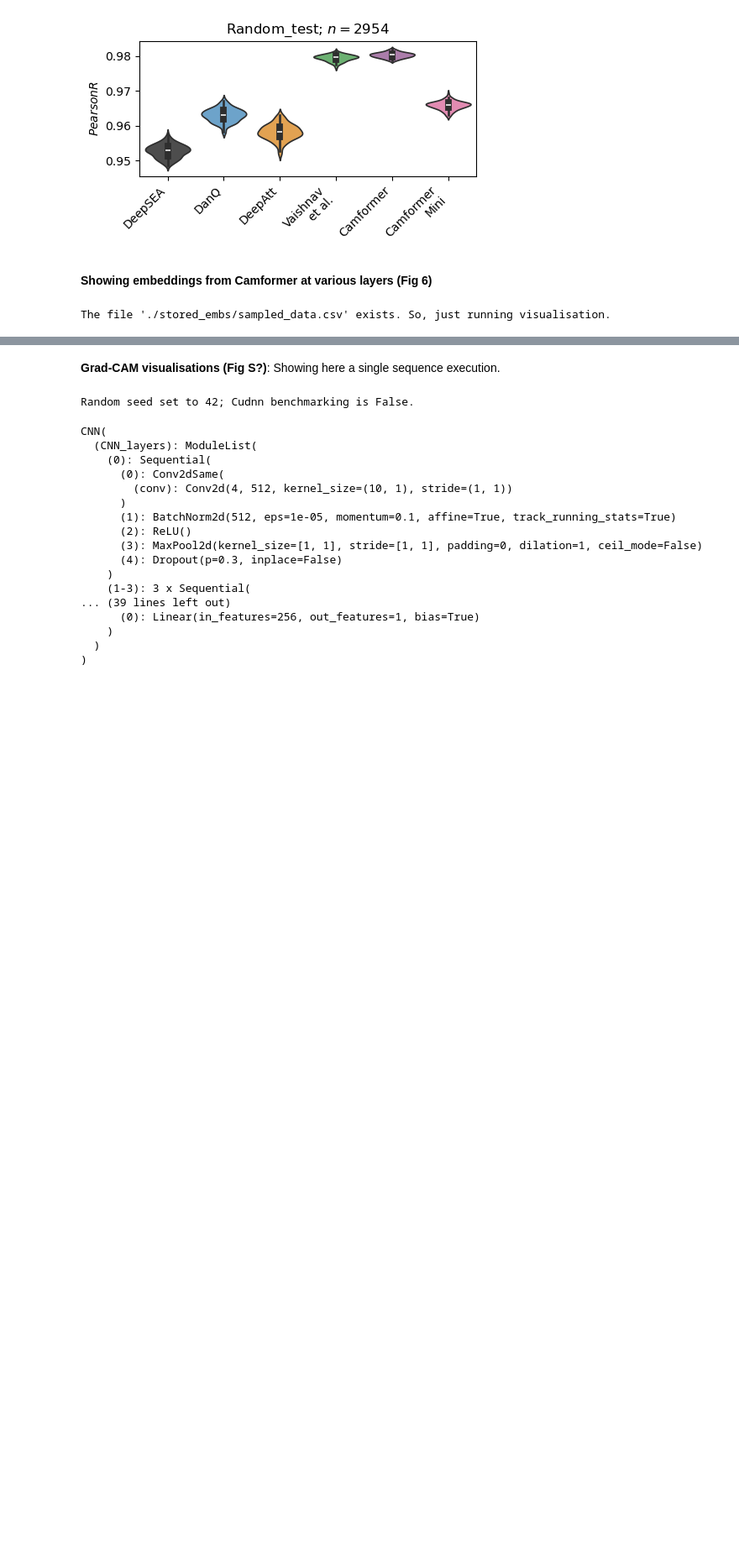
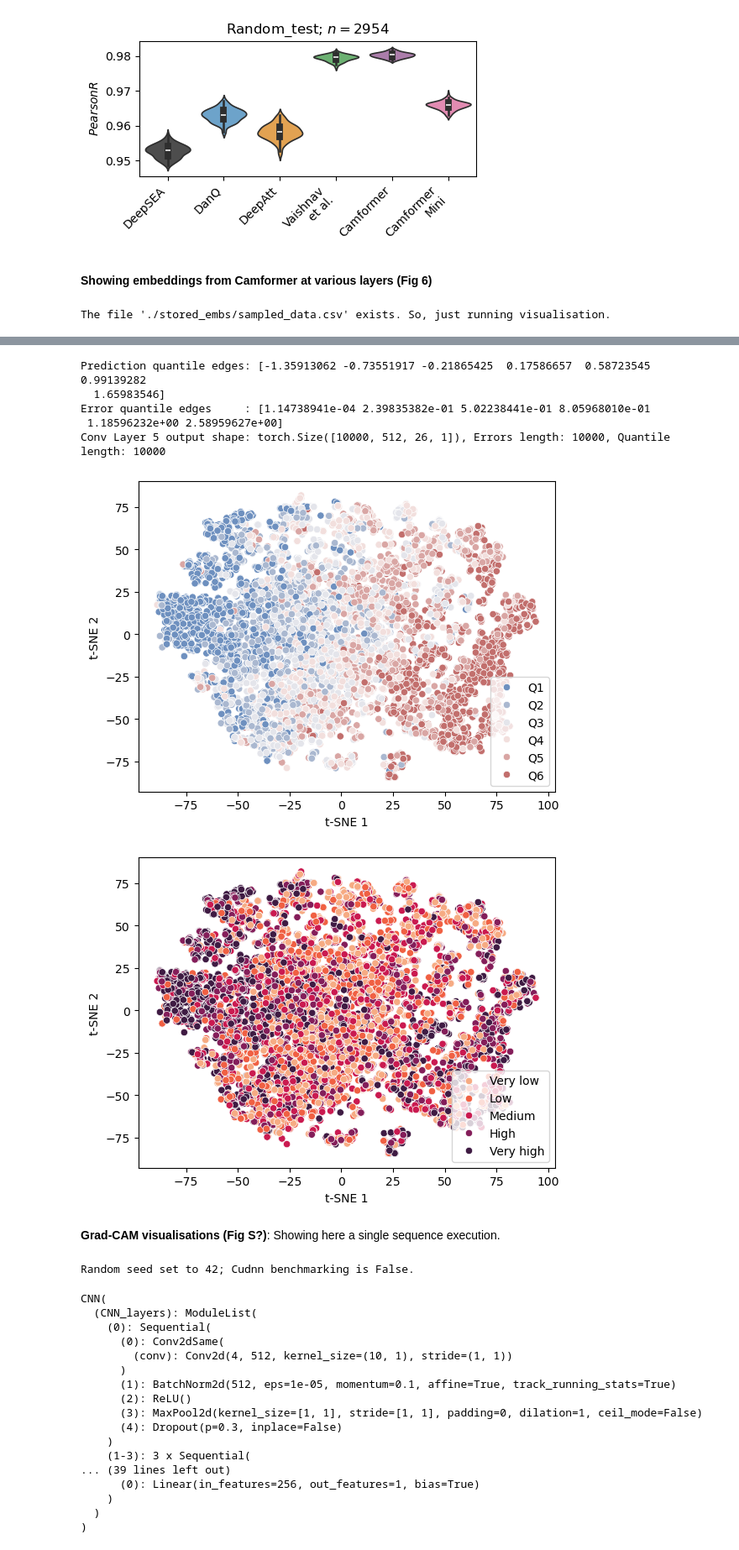
Before and after one commit to gautammalik-git/Camformer, a Jupyter notebook: gen_figs.ipynb, the cells around one changed output, grey strips where cells are left out. Shown at 84% size. Saved outputs shown, nothing was run; the diff lists cells and outputs as text; code cells hidden in the pictures; blank space fills up the shorter version.

Commit message:
tsne plotter bug fixed

```diff
--- a/gen_figs.ipynb
+++ b/gen_figs.ipynb
@@ -403,3 +306,70 @@ Conv Layer 5 output shape: torch.Size([10000, 512, 26, 1]), Errors length: 10000
+# %%
+### t-SNE plots with CNN embeddings (Conv Layers: flattened) with legends: (1) Quantiles of expressions; (2) Quantiles of prediction errors
+error_categories = ["Very low", "Low", "Medium", "High", "Very high"]
+run = True
+
+if run:
+    all_y = []
+    all_y_pred = []
+
+    for (X, y) in TestLoader:
+        all_y.append(y.numpy())
+        all_y_pred.append(y_pred[:len(y)])
+
+    all_y = np.concatenate(all_y)
+    all_y_pred = np.concatenate(all_y_pred)
+
+    global_errors = np.abs(all_y_pred - all_y)
+
+    num_quantiles = 6
+    quantile_labels = [f'Q{i+1}' for i in range(num_quantiles)]
+
+    global_y_quantiles, y_quantile_edges = pd.qcut(all_y, num_quantiles, labels=quantile_labels, retbins=True)
+    global_error_quantiles, error_quantile_edges = pd.qcut(global_errors, len(error_categories), labels=error_categories, retbins=True)
+
+    print(f"Prediction quantile edges: {y_quantile_edges}")
+    print(f"Error quantile edges     : {error_quantile_edges}")
+
+    for layer_idx in [5]:  # range(len(model.CNN_layers))
+        layer_output = []
+        quantiles = []
+        error_class = []
+
+        for (X, y) in TestLoader:
+            output = X.to(config['device'])
+
+            for i, layer in enumerate(model.CNN_layers):
+                if i > layer_idx:
+                    break
+                output = layer(output)
+
+            output_cpu = output.cpu().detach()
+            layer_output.append(output_cpu)
+
+            y_pred_batch = y_pred[:len(y)]
+            y_pred_error = np.abs(np.array(y_pred_batch) - np.array(y))  # error
+
+            quantiles.extend(pd.cut(y, bins=y_quantile_edges, labels=quantile_labels, include_lowest=True))
+            error_class.extend(pd.cut(y_pred_error, bins=error_quantile_edges, labels=error_categories, include_lowest=True))
+
+        stacked_layer_outputs = torch.cat(layer_output, dim=0)
+
+        print(f"Conv Layer {layer_idx} output shape: {stacked_layer_outputs.shape}, "
+              f"Errors length: {len(error_class)}, Quantile length: {len(quantiles)}")
+
+        quantiles = pd.Categorical(quantiles, categories=quantile_labels, ordered=True)
+        error_class = pd.Categorical(error_class, categories=error_categories, ordered=True)
+
+        plot_hist_tsne(stacked_layer_outputs, quantiles, layer="conv", plot_hist=False, plot_tsne=True, color_palette="vlag")
+        plot_hist_tsne(stacked_layer_outputs, error_class, layer="conv", plot_hist=False, plot_tsne=True)
+# %% [output]
+Prediction quantile edges: [-1.35913062 -0.73551917 -0.21865425  0.17586657  0.58723545  0.99139282
+  1.65983546]
+Error quantile edges     : [1.14738941e-04 2.39835382e-01 5.02238441e-01 8.05968010e-01
+ 1.18596232e+00 2.58959627e+00]
+Conv Layer 5 output shape: torch.Size([10000, 512, 26, 1]), Errors length: 10000, Quantile length: 10000
+[figure, added]
+[figure, added]
 # %% [markdown]
 **Grad-CAM visualisations (Fig S?)**: Showing here a single sequence execution.
 # %%
```
Also changed, not shown: parts of 3 cells of this notebook.
